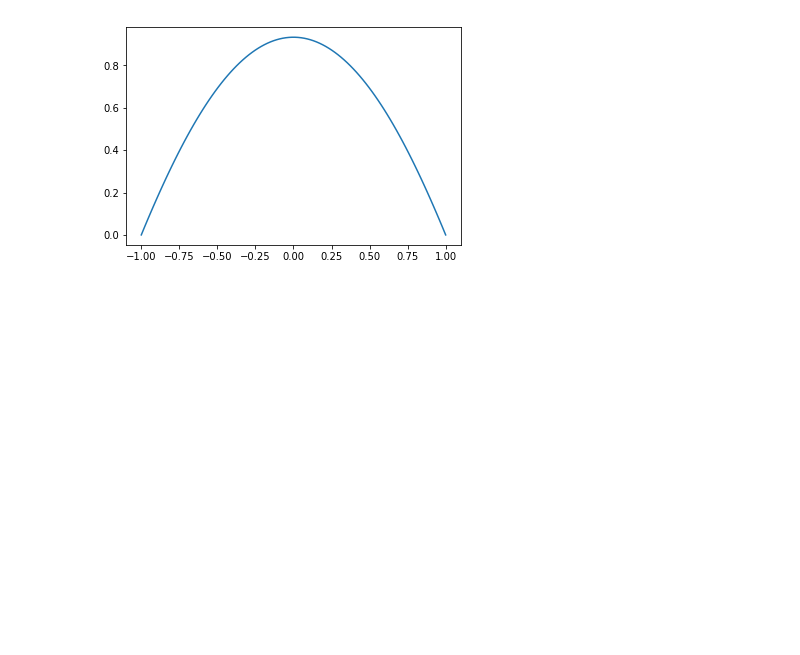
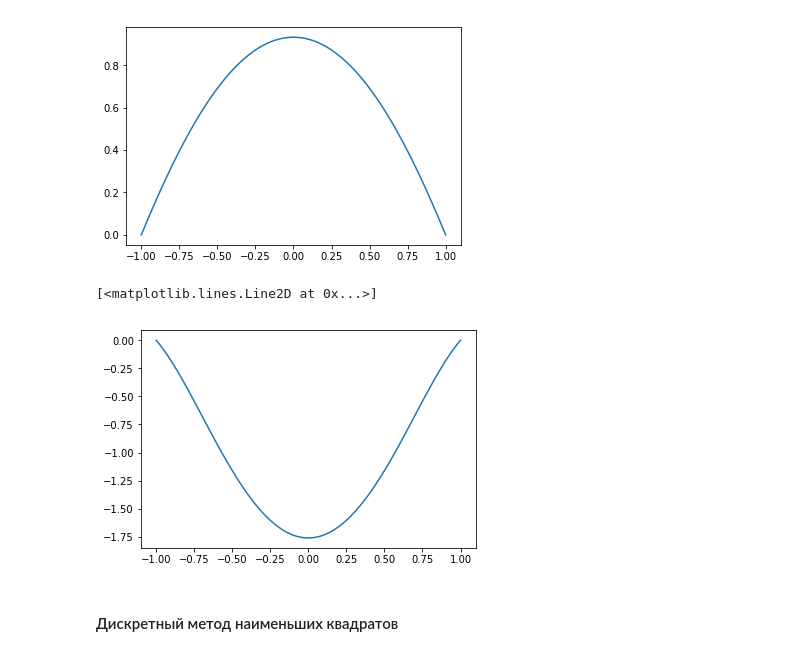
Before and after one commit to kirsider/MChA_5sem, a Jupyter notebook: lab2.ipynb, the cells around one changed output. Saved outputs shown, nothing was run; the diff lists cells and outputs as text; code cells hidden in the pictures; blank space fills up the shorter version.

```diff
--- a/lab2.ipynb
+++ b/lab2.ipynb
@@ -297,3 +134,30 @@ plt.plot(X,solution)
 # %% [output]
 [<matplotlib.lines.Line2D at 0x...>]
 [figure]
+# %%
+# второе уравнение
+
+M2 = [[integrate.quad(
+    lambda x:
+    (np.sin(K)*basic_func(x, j, 2) + q(x, np.cos(K))*basic_func(x, j, 0))*\
+    (np.sin(K)*basic_func(x, i, 2) + q(x, np.cos(K))*basic_func(x, i, 0)), a, b)[0]
+      for j in range(n)] for i in range(n)]
+# %%
+B2 = [integrate.quad(lambda x: -1 * (np.sin(K)* basic_func(x, i, 2) + q(x, np.cos(K))*basic_func(x, i, 0)), a, b)[0]
+      for i in range(n) ]
+# %%
+A2 = np.linalg.solve(M2, B2)
+# %%
+solution2 =  []
+for x in X:
+    s = 0
+    for k, item in enumerate(A2):
+        s += item * basic_func(x, k)
+    solution2.append(s)
+# %%
+plt.plot(X, solution2)
+# %% [output]
+[<matplotlib.lines.Line2D at 0x...>]
+[figure, added]
+# %% [markdown]
+#### Дискретный метод наименьших квадратов
```
Also changed, not shown: parts of 42 cells of this notebook.
